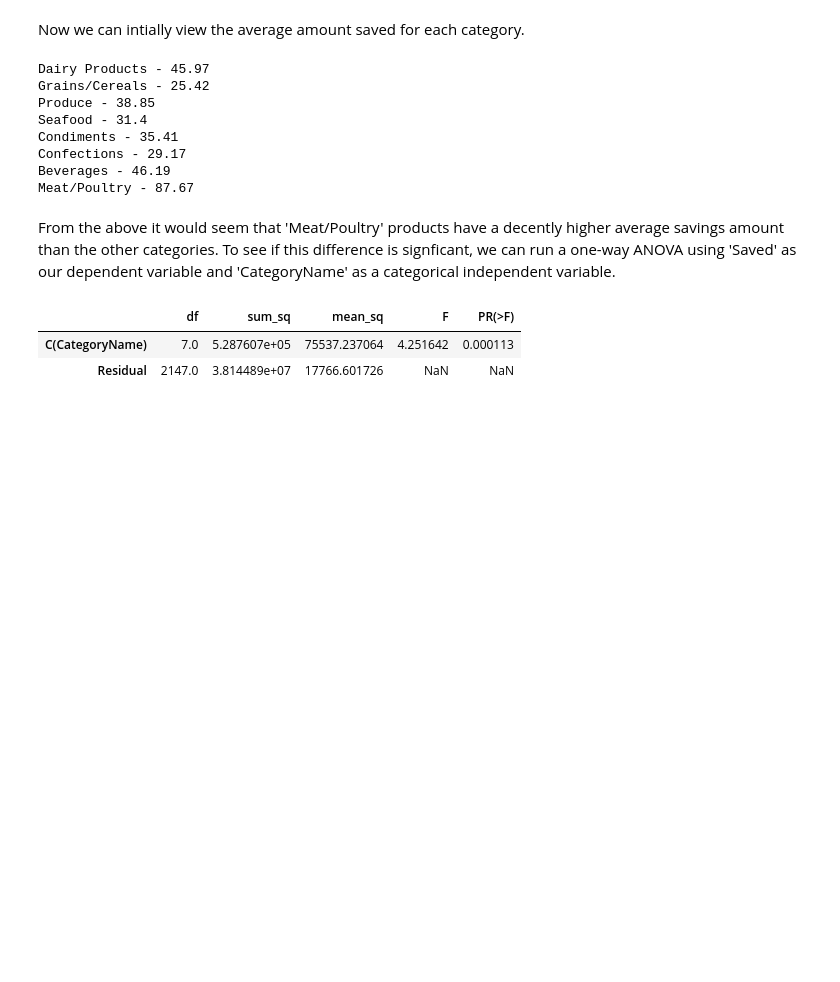
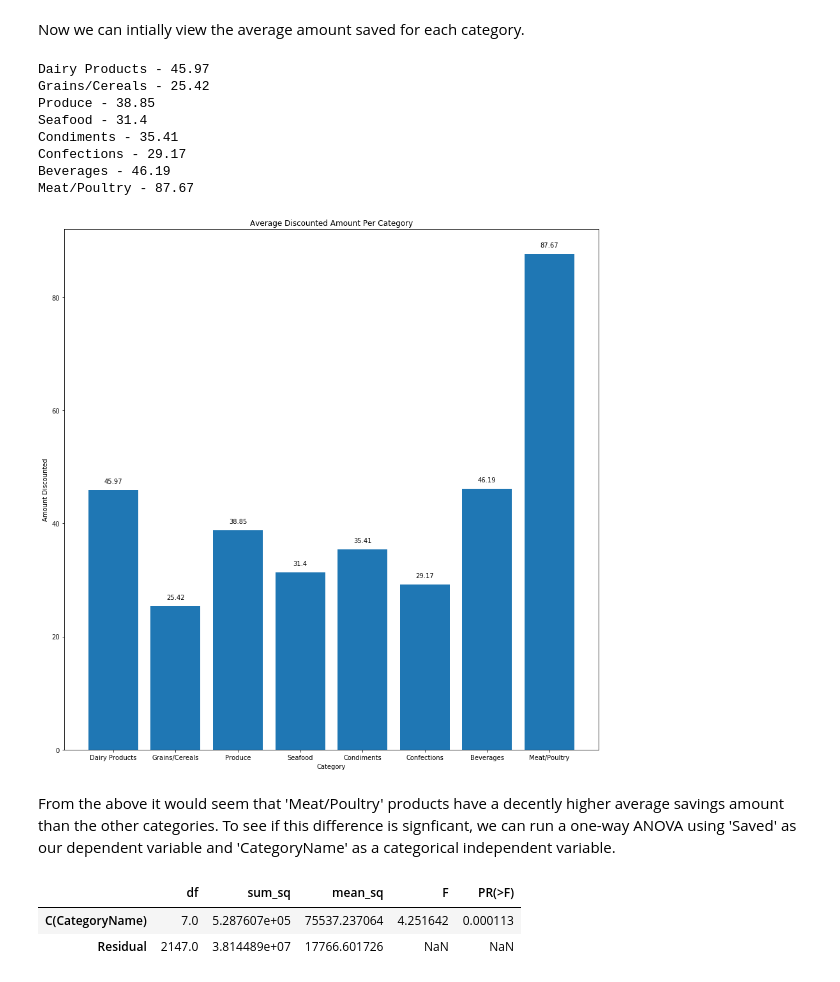
Before and after one commit to matthewsparr/Northwind-Database-Hypothesis-Testing, a Jupyter notebook: project.ipynb, the cells around one changed output. Saved outputs shown, nothing was run; the diff lists cells and outputs as text; code cells hidden in the pictures; blank space fills up the shorter version.

```diff
--- a/project.ipynb
+++ b/project.ipynb
@@ -520,8 +550,11 @@ From the above table we can see that the interaction of 'EmployeeId' and 'Catego
 # %% [markdown]
 Although our ANOVA gave us insignificant results, we can still do further testing just to be sure there is no difference amongst employees' sale performance for each category. To do this we can run a Tukey HSD for each category, comparing all the employees against each other.
 # %%
+results = []
 for i in q5_data['CategoryName'].unique():
     mc = MultiComparison(q5_data['Sale'][q5_data['CategoryName'] == i], q5_data['EmployeeId'][q5_data['CategoryName'] == i])
     result = mc.tukeyhsd()
+    results.append(result)
+    print (i)
     print(result)
 # %% [output]
@@ -608,6 +641,28 @@ Condiments - 35.41
 Confections - 29.17
 Beverages - 46.19
 Meat/Poultry - 87.67
+# %%
+X = cats
+y = []
+for i in cats:
+    y.append(q6_data['Saved'][q6_data['CategoryName'] == i].mean())
+ax = plt.bar(X,y)
+plt.xlabel('Category')
+plt.ylabel('Amount Discounted')
+plt.title('Average Discounted Amount Per Category')
+rects = ax.patches
+y_round = []
+for i in y:
+    y_round.append(round(i,2))
+labels = y_round
+for rect, label in zip(rects, labels):
+    height = rect.get_height()
+    plt.text(rect.get_x() + rect.get_width() / 2, height + 1, label,
+            ha='center', va='bottom')
+plt.rcParams["figure.figsize"] = (15,15)
+plt.show()
+# %% [output]
+[figure, added]
 # %% [markdown]
 From the above it would seem that 'Meat/Poultry' products have a decently higher average savings amount than the other categories. To see if this difference is signficant, we can run a one-way ANOVA using 'Saved' as our dependent variable and 'CategoryName' as a categorical independent variable.
 # %%
```
Also changed, not shown: parts of 7 cells of this notebook.
